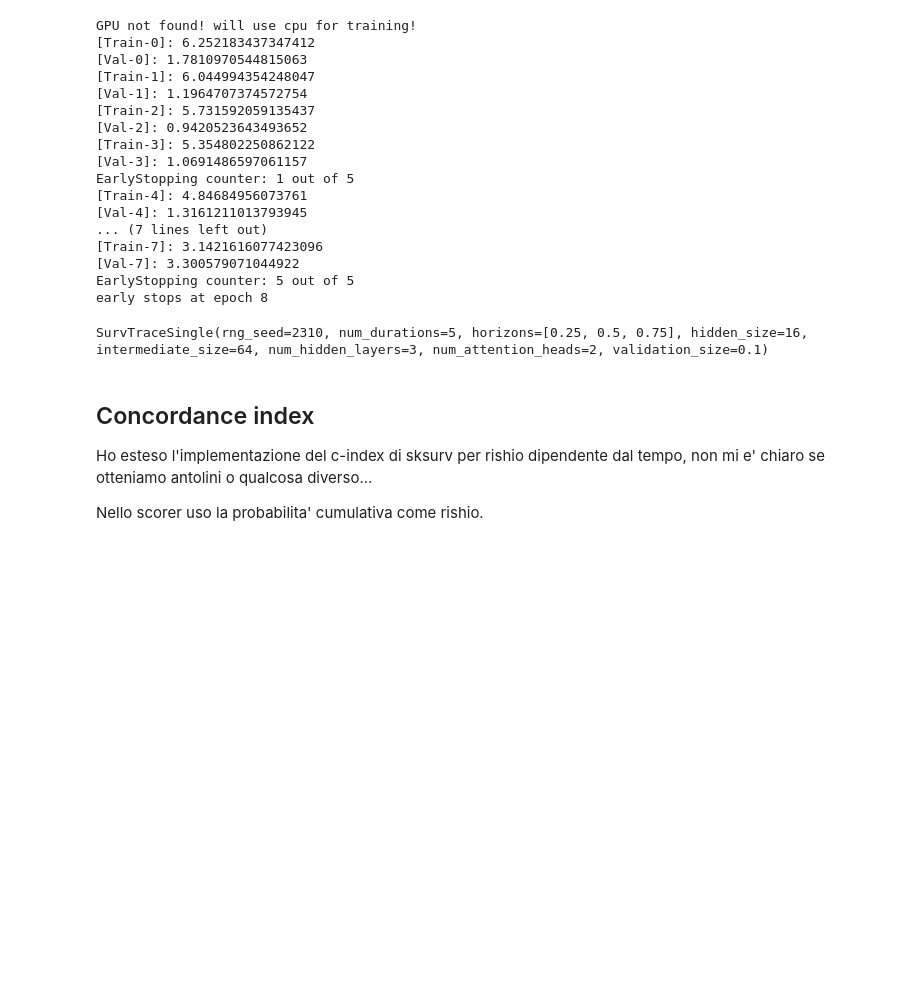
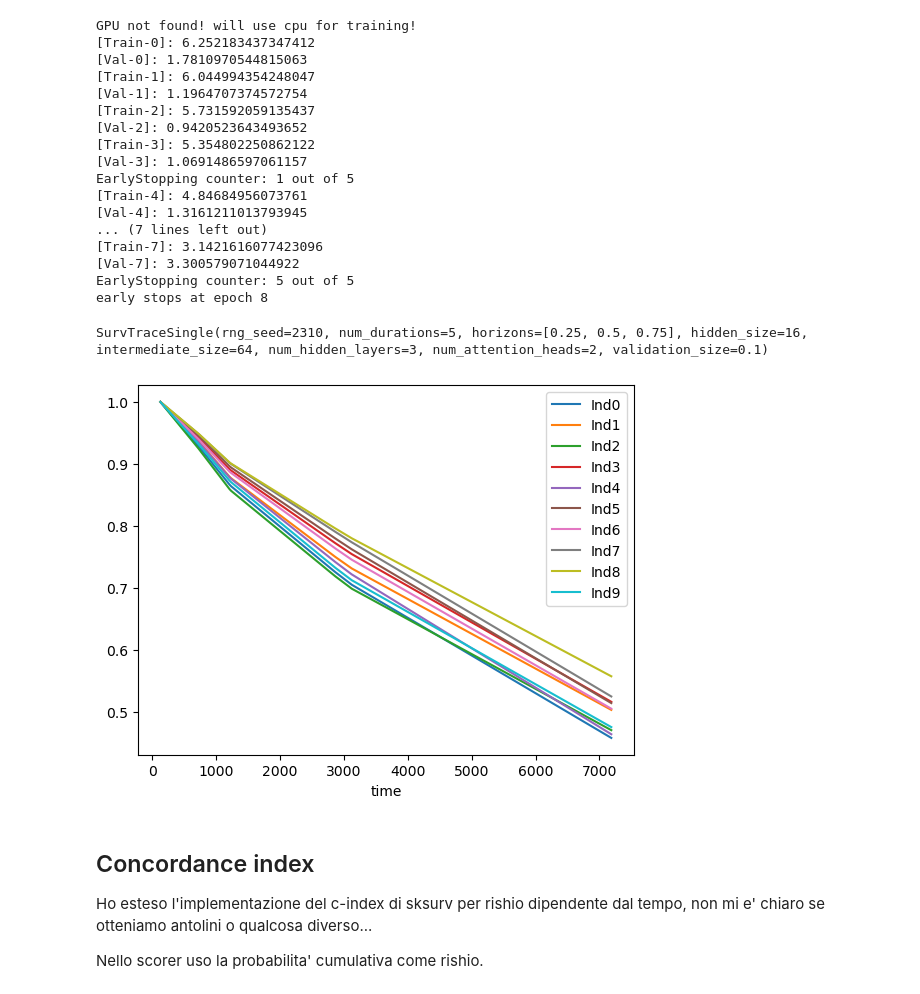
Before and after one commit to compbiomed-unito/survhive, a Jupyter notebook: test_metrics.ipynb, the cells around one changed output. Drawn from its saved outputs; the diff is of its cells as text; code cells hidden in the pictures; blank space fills up the shorter version.

```diff
--- a/test_metrics.ipynb
+++ b/test_metrics.ipynb
@@ -147,6 +150,10 @@ EarlyStopping counter: 1 out of 5
 EarlyStopping counter: 5 out of 5
 early stops at epoch 8
 SurvTraceSingle(rng_seed=2310, num_durations=5, horizons=[0.25, 0.5, 0.75], hidden_size=16, intermediate_size=64, num_hidden_layers=3, num_attention_heads=2, validation_size=0.1)
+# %%
+plot_output(strace.predict_survival, X[:10], etimes.tolist())
+# %% [output]
+[figure, added]
 # %% [markdown]
 ## Concordance index
 Ho esteso l'implementazione del c-index di sksurv per rishio dipendente dal tempo, non mi e' chiaro se otteniamo antolini o qualcosa diverso...
```
Also changed, not shown: parts of 12 cells of this notebook, 7 other files.
